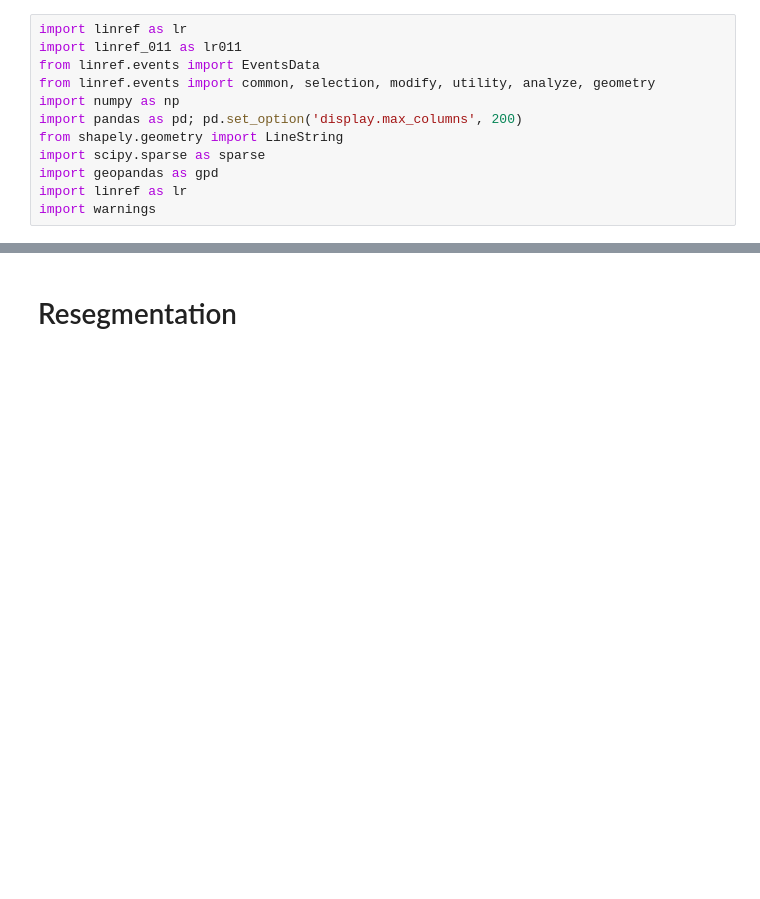
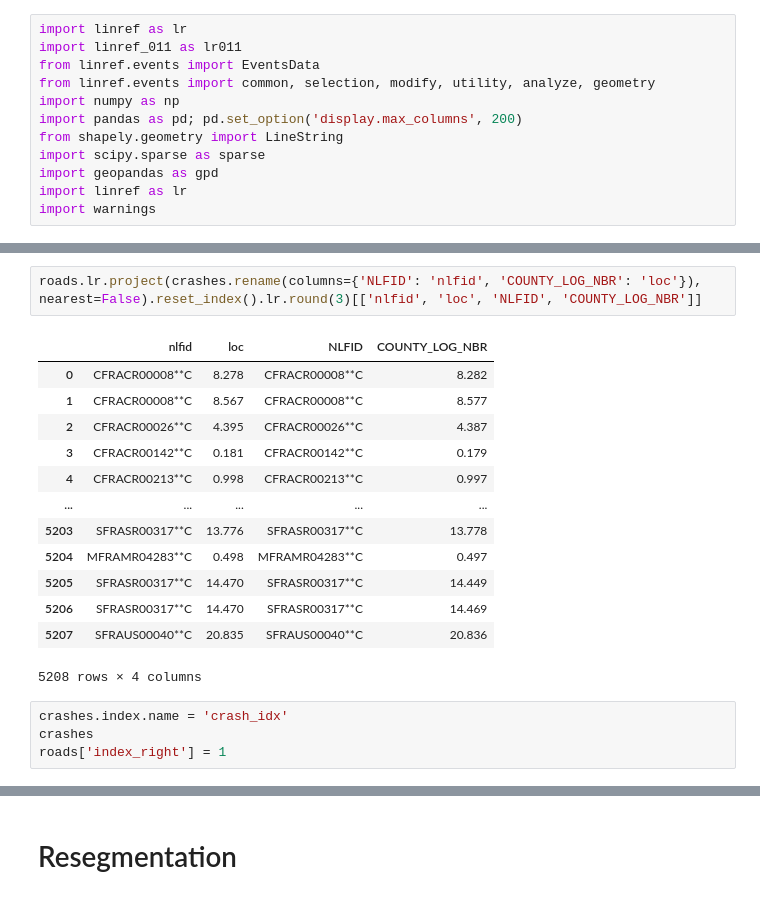
Before and after one commit to tariqshihadah/linref, a Jupyter notebook: testing.ipynb, the cells around one changed output, grey strips where cells are left out. Cells and saved outputs as stored; diff of their text form; blank space fills up the shorter version.

Commit message:
add round and further refinements to is_point

```diff
--- a/testing.ipynb
+++ b/testing.ipynb
@@ -91,0 +67,20 @@ array([[100, 'B'],
+# %%
+roads.lr.project(crashes.rename(columns={'NLFID': 'nlfid', 'COUNTY_LOG_NBR': 'loc'}), nearest=False).reset_index().lr.round(3)[['nlfid', 'loc', 'NLFID', 'COUNTY_LOG_NBR']]
+# %% [output]
+|  | nlfid | loc | NLFID | COUNTY_LOG_NBR |
+| 0 | CFRACR00008**C | 8.278 | CFRACR00008**C | 8.282 |
+| 1 | CFRACR00008**C | 8.567 | CFRACR00008**C | 8.577 |
+| 2 | CFRACR00026**C | 4.395 | CFRACR00026**C | 4.387 |
+| 3 | CFRACR00142**C | 0.181 | CFRACR00142**C | 0.179 |
+| 4 | CFRACR00213**C | 0.998 | CFRACR00213**C | 0.997 |
+| ... | ... | ... | ... | ... |
+| 5203 | SFRASR00317**C | 13.776 | SFRASR00317**C | 13.778 |
+| 5204 | MFRAMR04283**C | 0.498 | MFRAMR04283**C | 0.497 |
+| 5205 | SFRASR00317**C | 14.470 | SFRASR00317**C | 14.449 |
+| 5206 | SFRASR00317**C | 14.470 | SFRASR00317**C | 14.469 |
+| 5207 | SFRAUS00040**C | 20.835 | SFRAUS00040**C | 20.836 |
+5208 rows × 4 columns
+# %%
+crashes.index.name = 'crash_idx'
+crashes
+roads['index_right'] = 1
```
Also changed, not shown: parts of 12 cells of this notebook, 5 other files.
